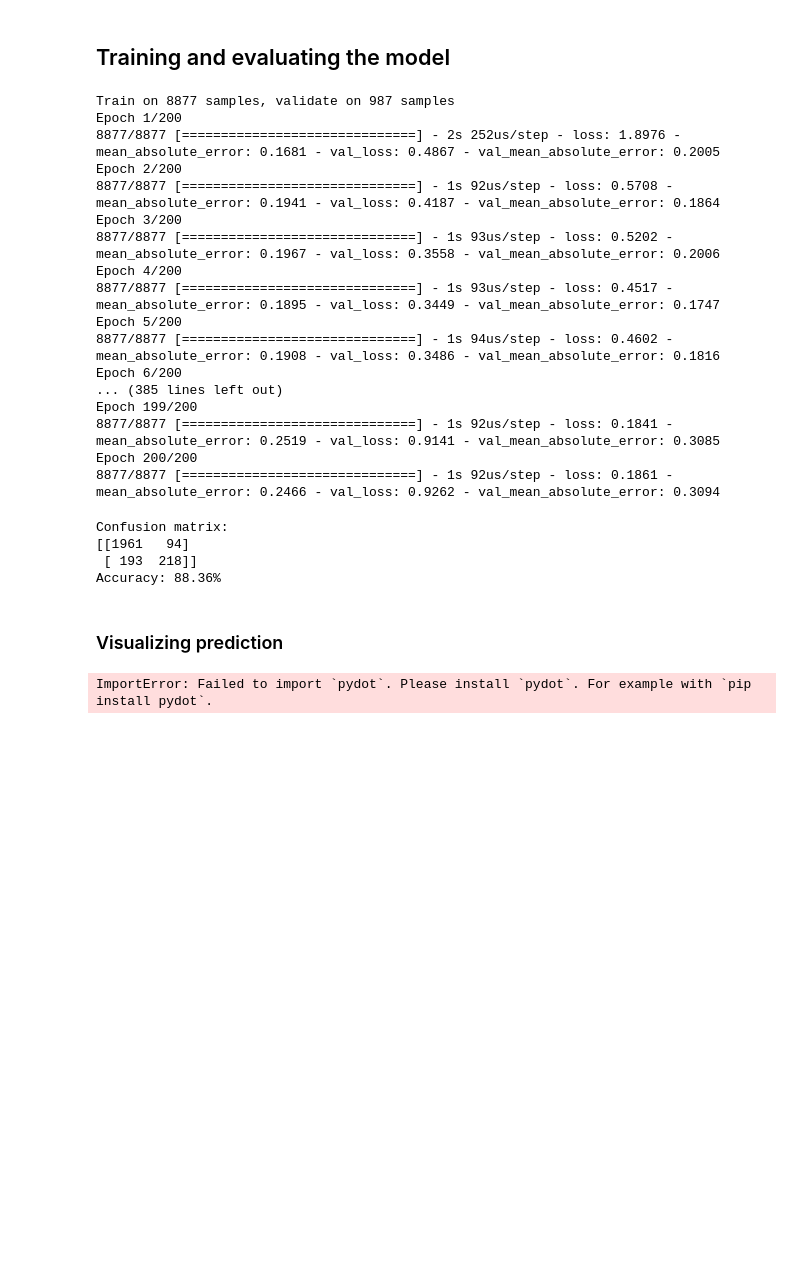
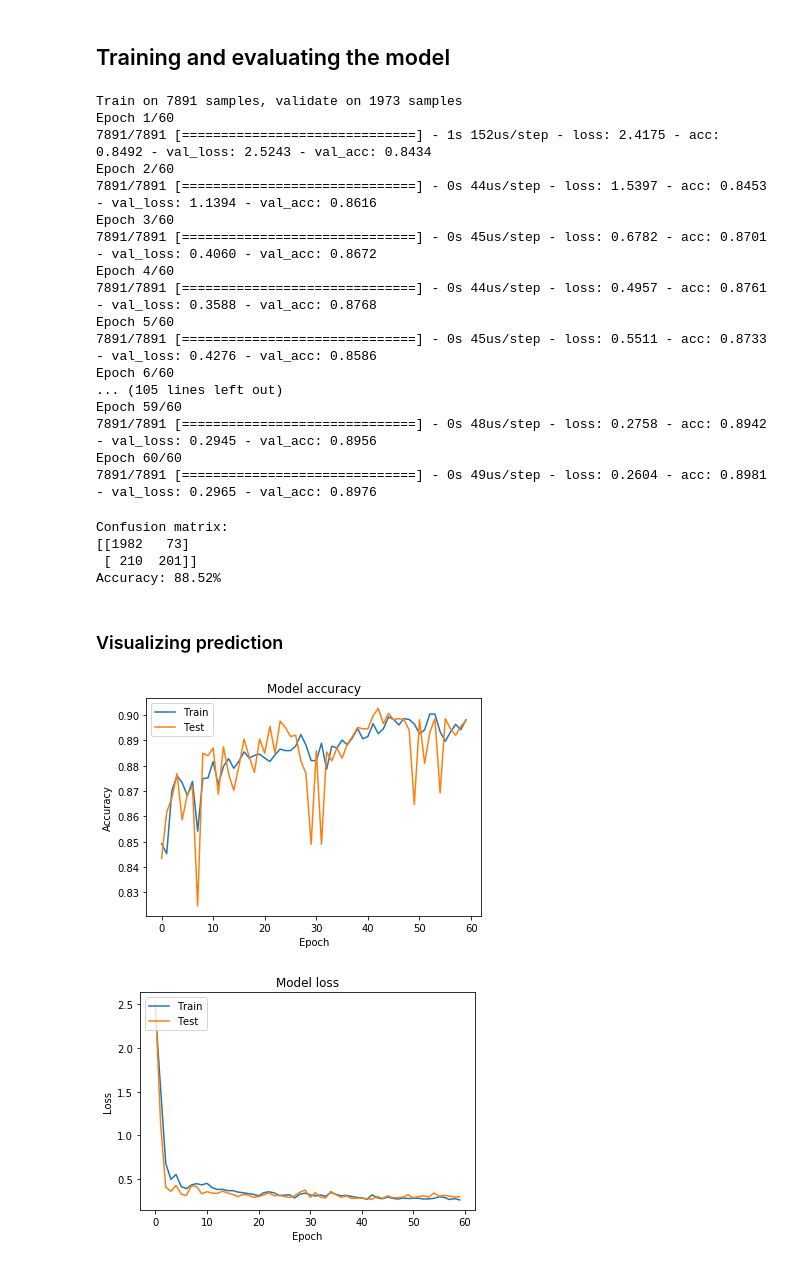
Before and after one commit to kb22/Purchasing-Intention-Prediction, a Jupyter notebook: Purchase Intention Prediction.ipynb, the cells around one changed output. Drawn from its saved outputs; the diff is of its cells as text; code cells hidden in the pictures; blank space fills up the shorter version.

Commit message:
Added more accurate model

```diff
--- a/Purchase Intention Prediction.ipynb
+++ b/Purchase Intention Prediction.ipynb
@@ -191,13 +193,13 @@ from keras.layers import Dense, Dropout
 from keras import metrics
 # %%
 classifier = Sequential()
-classifier.add(Dense(units = 128, activation = 'relu', input_dim = 32))
+classifier.add(Dense(units = 64, activation = 'relu', input_dim = 32))
 classifier.add(Dense(units = 128, activation = 'relu'))
-classifier.add(Dropout(0.2))
+classifier.add(Dropout(rate = 0.1))
 classifier.add(Dense(units = 64, activation = 'relu'))
-classifier.add(Dropout(0.2))
+classifier.add(Dropout(rate = 0.1))
 classifier.add(Dense(units = 1, activation = 'relu'))
-classifier.compile(optimizer = 'adamax', loss = 'binary_crossentropy', metrics = [metrics.mae])
+classifier.compile(optimizer = 'adam', loss = 'binary_crossentropy', metrics = ['accuracy'])
 classifier.summary()
 # %% [output]
 _________________________________________________________________
@@ -222,25 +224,25 @@ _________________________________________________________________
 # %% [markdown]
 ## Training and evaluating the model
 # %%
-history = classifier.fit(X_train, y_train, epochs = 200, shuffle = False, validation_split = 0.1, batch_size = 16)
+history = classifier.fit(X_train, y_train, epochs = 60, shuffle = False, validation_split = 0.2)
 # %% [output]
-Train on 8877 samples, validate on 987 samples
-Epoch 1/200
-8877/8877 [==============================] - 2s 252us/step - loss: 1.8976 - mean_absolute_error: 0.1681 - val_loss: 0.4867 - val_mean_absolute_error: 0.2005
-Epoch 2/200
-8877/8877 [==============================] - 1s 92us/step - loss: 0.5708 - mean_absolute_error: 0.1941 - val_loss: 0.4187 - val_mean_absolute_error: 0.1864
-Epoch 3/200
-8877/8877 [==============================] - 1s 93us/step - loss: 0.5202 - mean_absolute_error: 0.1967 - val_loss: 0.3558 - val_mean_absolute_error: 0.2006
-Epoch 4/200
-8877/8877 [==============================] - 1s 93us/step - loss: 0.4517 - mean_absolute_error: 0.1895 - val_loss: 0.3449 - val_mean_absolute_error: 0.1747
-Epoch 5/200
-8877/8877 [==============================] - 1s 94us/step - loss: 0.4602 - mean_absolute_error: 0.1908 - val_loss: 0.3486 - val_mean_absolute_error: 0.1816
-Epoch 6/200
-... (385 lines left out)
-Epoch 199/200
-8877/8877 [==============================] - 1s 92us/step - loss: 0.1841 - mean_absolute_error: 0.2519 - val_loss: 0.9141 - val_mean_absolute_error: 0.3085
-Epoch 200/200
-8877/8877 [==============================] - 1s 92us/step - loss: 0.1861 - mean_absolute_error: 0.2466 - val_loss: 0.9262 - val_mean_absolute_error: 0.3094
+Train on 7891 samples, validate on 1973 samples
+Epoch 1/60
+7891/7891 [==============================] - 1s 152us/step - loss: 2.4175 - acc: 0.8492 - val_loss: 2.5243 - val_acc: 0.8434
+Epoch 2/60
+7891/7891 [==============================] - 0s 44us/step - loss: 1.5397 - acc: 0.8453 - val_loss: 1.1394 - val_acc: 0.8616
+Epoch 3/60
+7891/7891 [==============================] - 0s 45us/step - loss: 0.6782 - acc: 0.8701 - val_loss: 0.4060 - val_acc: 0.8672
+Epoch 4/60
+7891/7891 [==============================] - 0s 44us/step - loss: 0.4957 - acc: 0.8761 - val_loss: 0.3588 - val_acc: 0.8768
+Epoch 5/60
+7891/7891 [==============================] - 0s 45us/step - loss: 0.5511 - acc: 0.8733 - val_loss: 0.4276 - val_acc: 0.8586
+Epoch 6/60
+... (105 lines left out)
+Epoch 59/60
+7891/7891 [==============================] - 0s 48us/step - loss: 0.2758 - acc: 0.8942 - val_loss: 0.2945 - val_acc: 0.8956
+Epoch 60/60
+7891/7891 [==============================] - 0s 49us/step - loss: 0.2604 - acc: 0.8981 - val_loss: 0.2965 - val_acc: 0.8976
 # %%
 y_pred = classifier.predict(X_test)
 y_pred = y_pred > 0.5
@@ -251,33 +253,29 @@ print(confusion_matrix(y_test, y_pred))
 print("Accuracy: {:.2f}%".format(accuracy_score(y_test, y_pred)*100))
 # %% [output]
 Confusion matrix:
-[[1961   94]
- [ 193  218]]
-Accuracy: 88.36%
+[[1982   73]
+ [ 210  201]]
+Accuracy: 88.52%
 # %% [markdown]
 ### Visualizing prediction
-# %%
-from IPython.display import SVG
-from keras.utils import model_to_dot
-
-SVG(model_to_dot(classifier).create(prog='dot', format='svg'))
-# %% [output]
-ImportError: Failed to import `pydot`. Please install `pydot`. For example with `pip install pydot`.
 # %%
 # Plot training & validation accuracy values
 plt.plot(history.history['acc'])
 plt.plot(history.history['val_acc'])
 plt.title('Model accuracy')
 plt.ylabel('Accuracy')
 plt.xlabel('Epoch')
-plt.legend(['Train', 'Test'], loc='upper left')
+plt.legend(['Train', 'Validation'], loc='upper left')
 plt.show()
 
 # Plot training & validation loss values
 plt.plot(history.history['loss'])
 plt.plot(history.history['val_loss'])
 plt.title('Model loss')
 plt.ylabel('Loss')
 plt.xlabel('Epoch')
-plt.legend(['Train', 'Test'], loc='upper left')
+plt.legend(['Train', 'Validation'], loc='upper left')
 plt.show()
+# %% [output]
+[figure, added]
+[figure, added]
```
Also changed, not shown: parts of 3 cells of this notebook.
